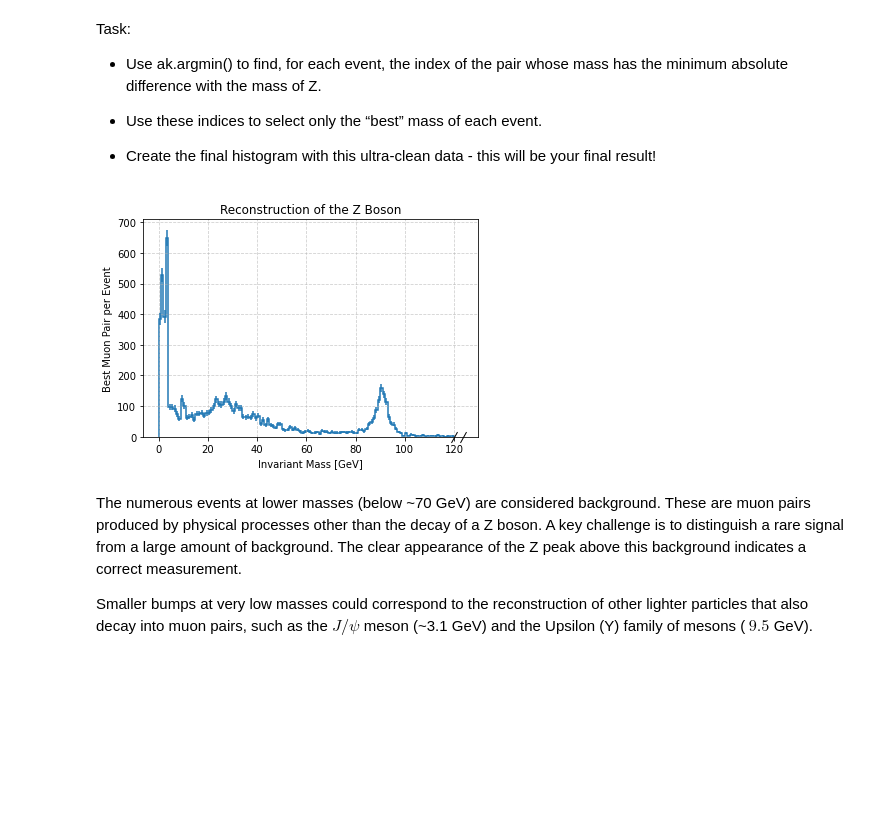
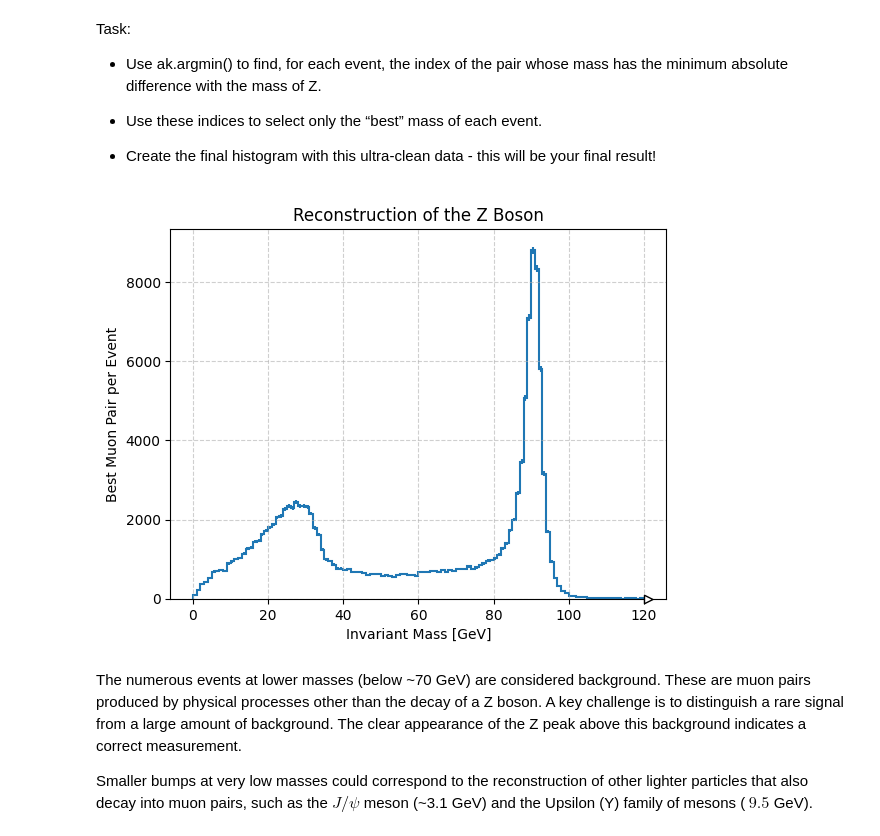
Before and after one commit to vslokenb/semilep_vbs_base, a Jupyter notebook: Tutorials/Solution_Hands_On_Muons_Jagged_ragged_Awkward_Arrays.ipynb, the cells around one changed output. Saved outputs shown, nothing was run; the diff lists cells and outputs as text; code cells hidden in the pictures; blank space fills up the shorter version.

```diff
--- a/Tutorials/Solution_Hands_On_Muons_Jagged_ragged_Awkward_Arrays.ipynb
+++ b/Tutorials/Solution_Hands_On_Muons_Jagged_ragged_Awkward_Arrays.ipynb
@@ -24,5 +24,5 @@ root://eospublic.cern.ch//eos/opendata/cms/derived-data/AOD2NanoAODOutreachTool/
 # %%
-file = uproot.open("root://eospublic.cern.ch//eos/opendata/cms/derived-data/AOD2NanoAODOutreachTool/Run2012BC_DoubleMuParked_Muons.root")
+file = uproot.open("data/SMHiggsToZZTo4L.root")
 
 tree = file["Events"]
 # %% [markdown]
@@ -70,6 +77,6 @@ Use the tree.arrays() method to load the data into a variable called arrays. Mak
 Hint: The tree.arrays() method has a filter_name argument that accepts regular expressions (regex). Use the branch names you discovered with tree.show() to build the correct filter.
 # %%
-arrays = tree.arrays(filter_name="/Muon_(pt|eta|phi|charge)/", entry_stop = 10000)
+arrays = tree.arrays(filter_name="/Muon_(pt|eta|phi|charge)/")
 # %% [markdown]
 ### Step 3: Structuring the Muon Data
 
@@ -295,27 +302,27 @@ Task:
 # %%
 zmass = particle.Particle.findall("Z0")[0].mass / hepunits.GeV
 
 # 1. The charge cut is applied and the index of the pair closest in mass to Z is found
 which = ak.argmin(abs(mass[cut] - zmass), axis=1, keepdims=True)
 
 # 2. The index is used to select only the best mass of each event
 histogram_data = ak.ravel(mass[cut][which])
 
 # Remove None values resulting from events without pairs
-histogram_data_cleaned = ak.drop_none(histogram_data)
+histogram_data_cleaned = histogram_data[~ak.is_none(histogram_data)]
 
 # 4. The final histogram is created
 hist.Hist(
  hist.axis.Regular(120, 0, 120, label="Invariant Mass [GeV]")
 ).fill(histogram_data_cleaned).plot()
 
 # Style
 plt.ylabel("Best Muon Pair per Event")
 plt.title("Reconstruction of the Z Boson")
 plt.grid(True, linestyle='--', alpha=0.6)
 plt.show()
 # %% [output]
-[figure, old version]
+[figure, new version]
 # %% [markdown]
 The numerous events at lower masses (below ~70 GeV) are considered background. These are muon pairs produced by physical processes other than the decay of a Z boson. A key challenge is to distinguish a rare signal from a large amount of background. The clear appearance of the Z peak above this background indicates a correct measurement.
 
```
Also changed, not shown: parts of 14 cells of this notebook, 2 other files.
